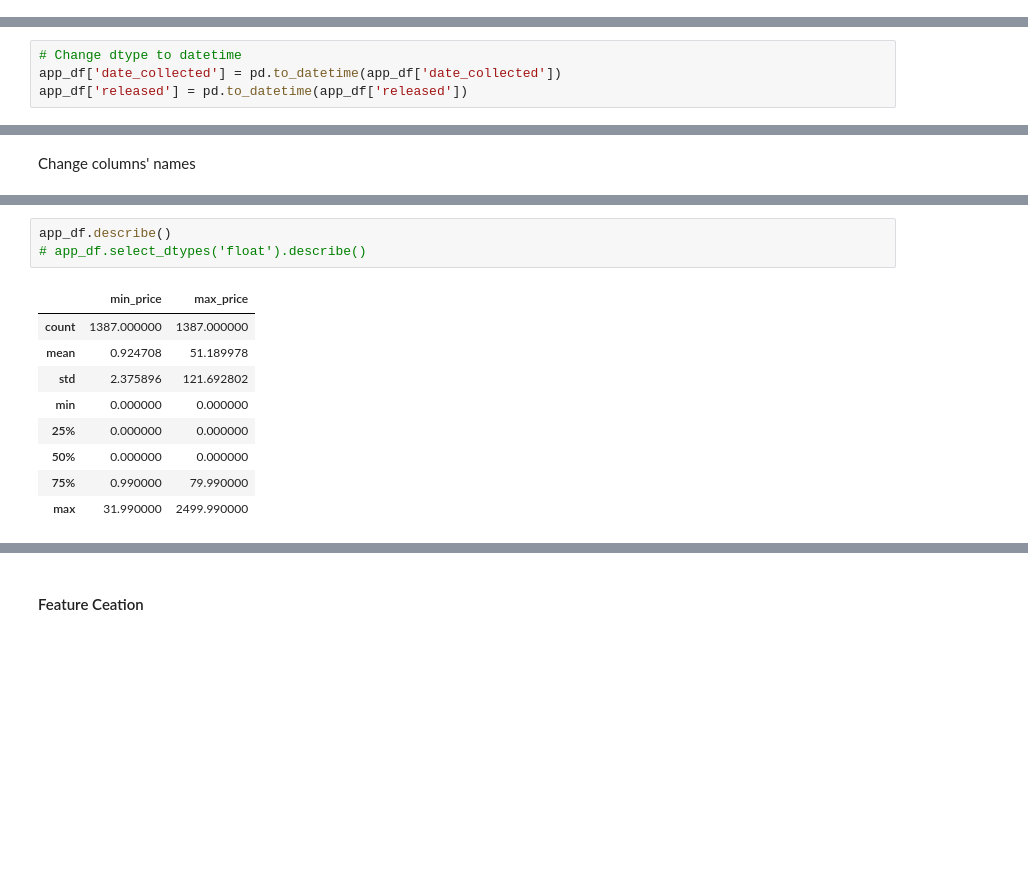
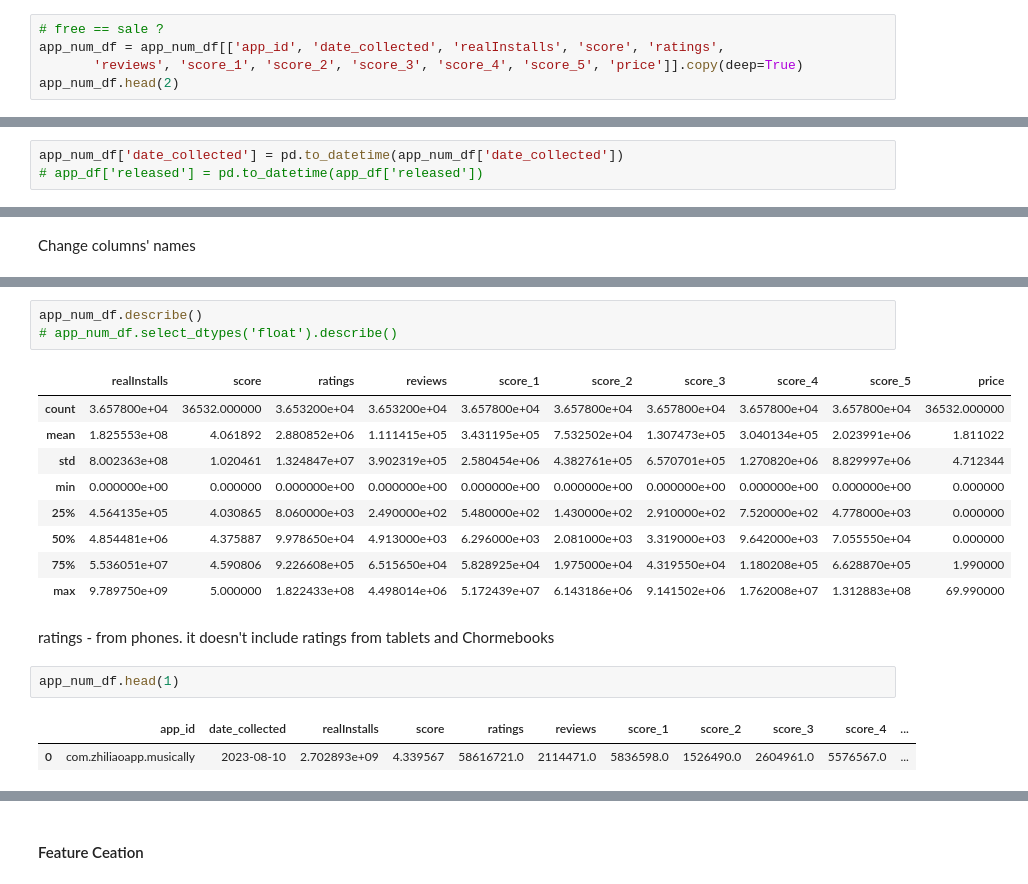
Before and after one commit to slothpunch/Portfolio, a Jupyter notebook: 6. Mobile Apps/app_analysis.ipynb, the cells around one changed output, grey strips where cells are left out. Saved outputs shown, nothing was run; the diff lists cells and outputs as text; blank space fills up the shorter version.

```diff
--- a/6. Mobile Apps/app_analysis.ipynb
+++ b/6. Mobile Apps/app_analysis.ipynb
@@ -868,0 +957,5 @@ app_df.head(2)
+# %%
+# free == sale ?
+app_num_df = app_num_df[['app_id', 'date_collected', 'realInstalls', 'score', 'ratings',
+       'reviews', 'score_1', 'score_2', 'score_3', 'score_4', 'score_5', 'price']].copy(deep=True)
+app_num_df.head(2)
@@ -890,4 +990,3 @@ memory usage: 109.8+ KB
 # %%
-# Change dtype to datetime
-app_df['date_collected'] = pd.to_datetime(app_df['date_collected'])
-app_df['released'] = pd.to_datetime(app_df['released'])
+app_num_df['date_collected'] = pd.to_datetime(app_num_df['date_collected'])
+# app_df['released'] = pd.to_datetime(app_df['released'])
@@ -985,13 +995,20 @@ memory usage: 120.7+ KB
 # %%
-app_df.describe()
-# app_df.select_dtypes('float').describe()
+app_num_df.describe()
+# app_num_df.select_dtypes('float').describe()
 # %% [output]
-|  | min_price | max_price |
-| count | 1387.000000 | 1387.000000 |
-| mean | 0.924708 | 51.189978 |
-| std | 2.375896 | 121.692802 |
-| min | 0.000000 | 0.000000 |
-| 25% | 0.000000 | 0.000000 |
-| 50% | 0.000000 | 0.000000 |
-| 75% | 0.990000 | 79.990000 |
-| max | 31.990000 | 2499.990000 |
+|  | realInstalls | score | ratings | reviews | score_1 | score_2 | score_3 | score_4 | score_5 | price |
+| count | 3.657800e+04 | 36532.000000 | 3.653200e+04 | 3.653200e+04 | 3.657800e+04 | 3.657800e+04 | 3.657800e+04 | 3.657800e+04 | 3.657800e+04 | 36532.000000 |
+| mean | 1.825553e+08 | 4.061892 | 2.880852e+06 | 1.111415e+05 | 3.431195e+05 | 7.532502e+04 | 1.307473e+05 | 3.040134e+05 | 2.023991e+06 | 1.811022 |
+| std | 8.002363e+08 | 1.020461 | 1.324847e+07 | 3.902319e+05 | 2.580454e+06 | 4.382761e+05 | 6.570701e+05 | 1.270820e+06 | 8.829997e+06 | 4.712344 |
+| min | 0.000000e+00 | 0.000000 | 0.000000e+00 | 0.000000e+00 | 0.000000e+00 | 0.000000e+00 | 0.000000e+00 | 0.000000e+00 | 0.000000e+00 | 0.000000 |
+| 25% | 4.564135e+05 | 4.030865 | 8.060000e+03 | 2.490000e+02 | 5.480000e+02 | 1.430000e+02 | 2.910000e+02 | 7.520000e+02 | 4.778000e+03 | 0.000000 |
+| 50% | 4.854481e+06 | 4.375887 | 9.978650e+04 | 4.913000e+03 | 6.296000e+03 | 2.081000e+03 | 3.319000e+03 | 9.642000e+03 | 7.055550e+04 | 0.000000 |
+| 75% | 5.536051e+07 | 4.590806 | 9.226608e+05 | 6.515650e+04 | 5.828925e+04 | 1.975000e+04 | 4.319550e+04 | 1.180208e+05 | 6.628870e+05 | 1.990000 |
+| max | 9.789750e+09 | 5.000000 | 1.822433e+08 | 4.498014e+06 | 5.172439e+07 | 6.143186e+06 | 9.141502e+06 | 1.762008e+07 | 1.312883e+08 | 69.990000 |
+# %% [markdown]
+ratings - from phones. it doesn't include ratings from tablets and Chormebooks
+# %%
+app_num_df.head(1)
+# %% [output]
+|  | app_id | date_collected | realInstalls | score | ratings | reviews | score_1 | score_2 | score_3 | score_4 | ... |
+| 0 | com.zhiliaoapp.musically | 2023-08-10 | 2.702893e+09 | 4.339567 | 58616721.0 | 2114471.0 | 5836598.0 | 1526490.0 | 2604961.0 | 5576567.0 | ... |
```
Also changed, not shown: parts of 216 cells of this notebook.
